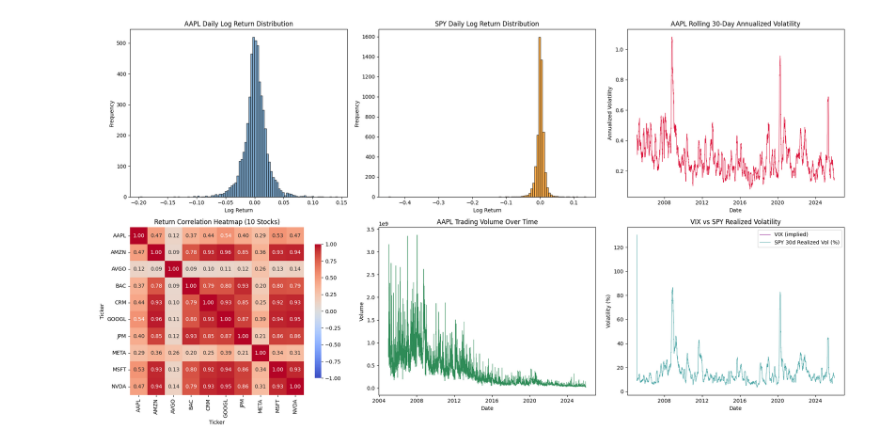
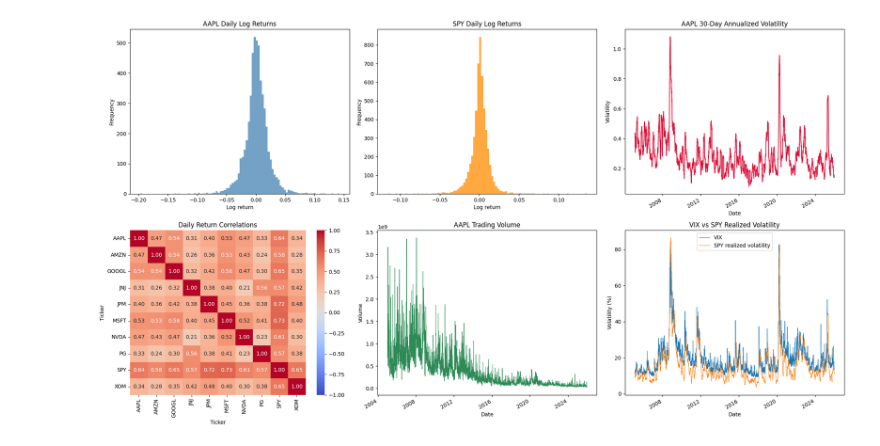
Before and after one commit to jarviscanada/jarvis_data_eng_YashMehrotra, a Jupyter notebook: ml_2/notebooks/01_eda.ipynb, the cells around one changed output. Saved outputs shown, nothing was run; the diff lists cells and outputs as text; code cells hidden in the pictures.

```diff
--- a/ml_2/notebooks/01_eda.ipynb
+++ b/ml_2/notebooks/01_eda.ipynb
@@ -3,10 +5,13 @@
 # %%
 from pathlib import Path
+import warnings
 
+import matplotlib.pyplot as plt
 import numpy as np
 import pandas as pd
-import matplotlib.pyplot as plt
+import pandas_market_calendars as mcal
 import seaborn as sns
 
-import warnings
 warnings.filterwarnings("ignore")
+PROJECT_ROOT = Path.cwd().parent if Path.cwd().name == "notebooks" else Path.cwd()
+DATA_DIR = PROJECT_ROOT / "data"
@@ -89,0 +18,6 @@ dtype: int64
+# %%
+df = pd.read_csv(DATA_DIR / "sp500_stocks.csv", parse_dates=["Date"])
+df = df.sort_values(["Ticker", "Date"]).reset_index(drop=True)
+print(f"Rows: {len(df):,} | Tickers: {df['Ticker'].nunique()}")
+print(f"Dates: {df['Date'].min().date()} to {df['Date'].max().date()}")
+display(df.head())
@@ -89,0 +37,5 @@ dtype: int64
+# %%
+df["LogReturn"] = df.groupby("Ticker")["Close"].transform(
+    lambda prices: np.log(prices / prices.shift(1))
+)
+display(df[["Date", "Ticker", "Close", "LogReturn"]].head())
@@ -183,55 +134,31 @@ C          -0.190487        -98.000246
 # %%
 fig, axes = plt.subplots(2, 3, figsize=(20, 11))
+aapl_returns = df.loc[df["Ticker"] == "AAPL", "LogReturn"].dropna()
+spy_returns = df.loc[df["Ticker"] == "SPY", "LogReturn"].dropna()
+axes[0, 0].hist(aapl_returns, bins=100, color="steelblue", alpha=0.75)
+axes[0, 0].set(title="AAPL Daily Log Returns", xlabel="Log return", ylabel="Frequency")
+axes[0, 1].hist(spy_returns, bins=100, color="darkorange", alpha=0.75)
+axes[0, 1].set(title="SPY Daily Log Returns", xlabel="Log return", ylabel="Frequency")
 
-# 1. Daily returns distribution — AAPL
-aapl_returns = df[df['Ticker'] == 'AAPL']['LogReturn'].dropna()
-axes[0, 0].hist(aapl_returns, bins=100, color='steelblue', edgecolor='black', alpha=0.7)
-axes[0, 0].set_title('AAPL Daily Log Return Distribution')
-axes[0, 0].set_xlabel('Log Return')
-axes[0, 0].set_ylabel('Frequency')
+aapl = df[df["Ticker"] == "AAPL"].set_index("Date")
+aapl["LogReturn"].rolling(30).std().mul(np.sqrt(252)).plot(ax=axes[0, 2], color="crimson")
+axes[0, 2].set(title="AAPL 30-Day Annualized Volatility", xlabel="Date", ylabel="Volatility")
 
-# 2. Daily returns distribution — SPY
-spy_returns = df[df['Ticker'] == 'SPY']['LogReturn'].dropna()
-axes[0, 1].hist(spy_returns, bins=100, color='darkorange', edgecolor='black', alpha=0.7)
-axes[0, 1].set_title('SPY Daily Log Return Distribution')
-axes[0, 1].set_xlabel('Log Return')
-axes[0, 1].set_ylabel('Frequency')
+selected = [t for t in ["AAPL", "MSFT", "GOOGL", "AMZN", "NVDA", "JPM", "JNJ", "XOM", "PG", "SPY"] if t in set(df["Ticker"])]
+pivot = df[df["Ticker"].isin(selected)].pivot(index="Date", columns="Ticker", values="LogReturn")
+sns.heatmap(pivot.corr(), annot=True, fmt=".2f", cmap="coolwarm", center=0, ax=axes[1, 0], vmin=-1, vmax=1)
+axes[1, 0].set_title("Daily Return Correlations")
 
-# 3. Rolling 30-day volatility — AAPL
-aapl = df[df['Ticker'] == 'AAPL'].set_index('Date')
-rolling_vol_30d = aapl['LogReturn'].rolling(30, min_periods=30).std() * np.sqrt(252)
-axes[0, 2].plot(rolling_vol_30d.index, rolling_vol_30d, color='crimson', linewidth=0.8)
-axes[0, 2].set_title('AAPL Rolling 30-Day Annualized Volatility')
-axes[0, 2].set_xlabel('Date')
-axes[0, 2].set_ylabel('Annualized Volatility')
+aapl["Volume"].plot(ax=axes[1, 1], color="seagreen", linewidth=0.7)
+axes[1, 1].set(title="AAPL Trading Volume", xlabel="Date", ylabel="Volume")
 
-# 4. Correlation heatmap — 10 selected stocks
-selected_tickers = df['Ticker'].unique()[:10]  # or hand-pick 10 tickers of interest
-pivot = df[df['Ticker'].isin(selected_tickers)].pivot(index='Date', columns='Ticker', values='LogReturn')
-corr = pivot.corr()
-sns.heatmap(corr, annot=True, fmt='.2f', cmap='coolwarm', center=0, ax=axes[1, 0],
-            cbar_kws={'shrink': 0.8}, vmin=-1, vmax=1)
-axes[1, 0].set_title('Return Correlation Heatmap (10 Stocks)')
-
-# 5. Volume trends
-# Aggregate a few tickers or show one representative stock's volume over time
-aapl_volume = df[df['Ticker'] == 'AAPL'].set_index('Date')['Volume']
-axes[1, 1].plot(aapl_volume.index, aapl_volume, color='seagreen', linewidth=0.6)
-axes[1, 1].set_title('AAPL Trading Volume Over Time')
-axes[1, 1].set_xlabel('Date')
-axes[1, 1].set_ylabel('Volume')
-
-# 6. VIX vs realized volatility
-vix = df[df['Ticker'] == '^VIX'].set_index('Date')['Close']
-spy_realized_vol = df[df['Ticker'] == 'SPY'].set_index('Date')['LogReturn'].rolling(30).std() * np.sqrt(252) * 100
-axes[1, 2].plot(vix.index, vix, label='VIX (implied)', color='purple', linewidth=0.8)
-axes[1, 2].plot(spy_realized_vol.index, spy_realized_vol, label='SPY 30d Realized Vol (%)', color='teal', linewidth=0.8, alpha=0.7)
-axes[1, 2].set_title('VIX vs SPY Realized Volatility')
-axes[1, 2].set_xlabel('Date')
-axes[1, 2].set_ylabel('Volatility (%)')
-axes[1, 2].legend()
-
+vix = pd.read_csv(DATA_DIR / "vix.csv", parse_dates=["Date"]).set_index("Date")["Close"].rename("VIX")
+spy = df[df["Ticker"] == "SPY"].set_index("Date")
+realized = spy["LogReturn"].rolling(30).std().mul(np.sqrt(252) * 100).rename("SPY realized volatility")
+volatility = pd.concat([vix, realized], axis=1).dropna()
+volatility.plot(ax=axes[1, 2], linewidth=0.8)
+axes[1, 2].set(title="VIX vs SPY Realized Volatility", xlabel="Date", ylabel="Volatility (%)")
 plt.tight_layout()
 plt.show()
 # %% [output]
-[figure, old version]
+[figure, new version]
```
Also changed, not shown: parts of 27 cells of this notebook, 11 other files.
